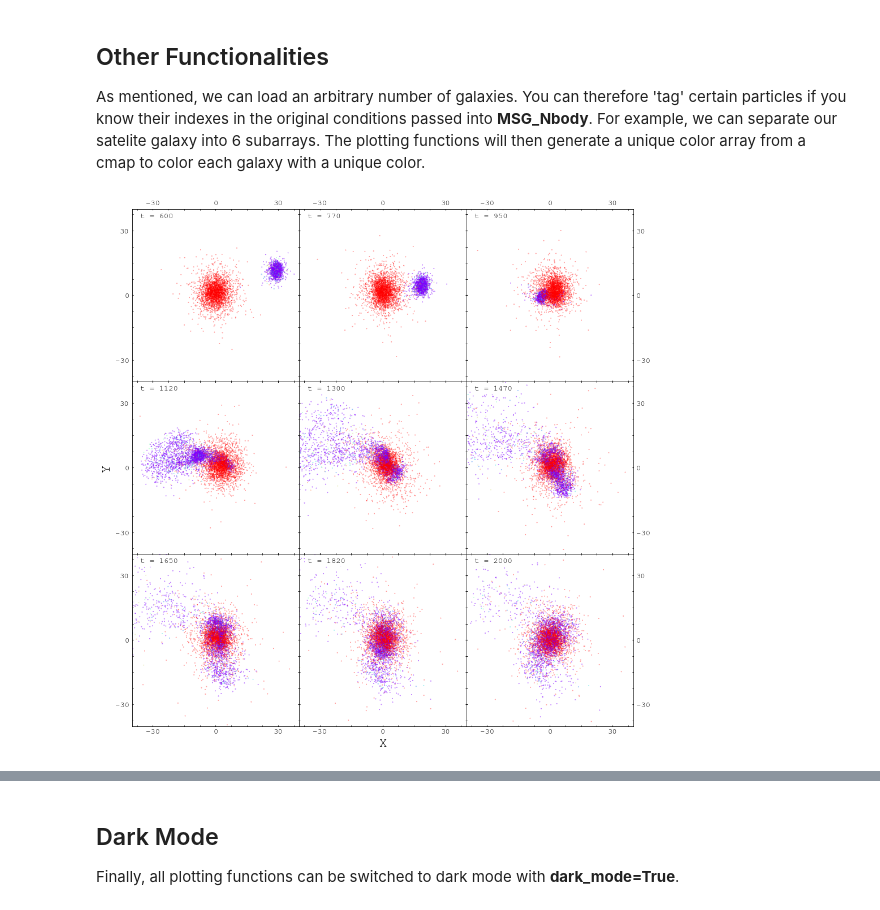
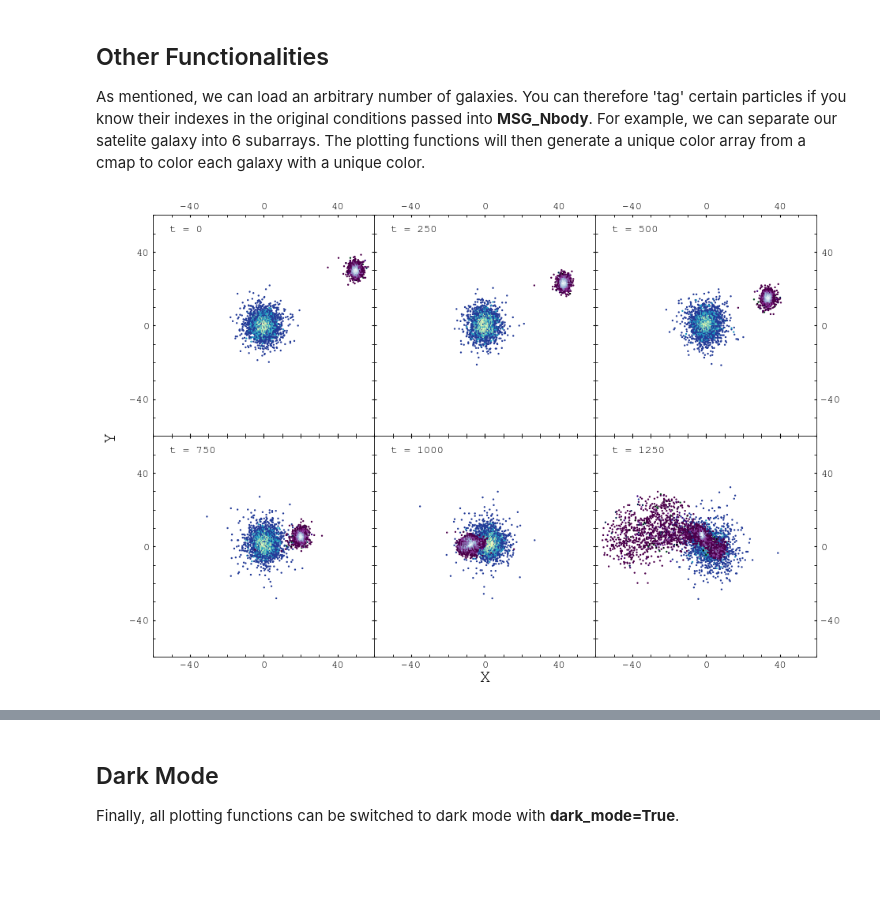
Before and after one commit to elkogerville/MSG_Nbody, a Jupyter notebook: DOCUMENTATION/MSG_Nbody_Documentation.ipynb, the cells around one changed output, grey strips where cells are left out. Drawn from its saved outputs; the diff is of its cells as text; code cells hidden in the pictures; blank space fills up the shorter version.

```diff
--- a/DOCUMENTATION/MSG_Nbody_Documentation.ipynb
+++ b/DOCUMENTATION/MSG_Nbody_Documentation.ipynb
@@ -247,9 +268,11 @@ host_galaxy_N = 3000
 N_per_galaxy = [host_galaxy_N, 100, 100, 100, 100, 100, 2500]
 positions, velocities, potentials = load_simulation_outputs(directory, N_per_galaxy)
 # %%
-t = np.linspace(60, 200, 9)
-plot_grid3x3(positions, timesteps=t, axes=[0,1], sort=True, scale=40)
+axes = [0,1]
+scale = 60
+t = [0, 25, 50, 75, 100, 125]
+plot_hexpanel(positions, axes,timesteps=t, nrows_ncols=[2,3], scale=scale, sort=False)
 # %% [output]
-[figure, old version]
+[figure, new version]
 # %%
 t = 112
```
Also changed, not shown: parts of 26 cells of this notebook.
